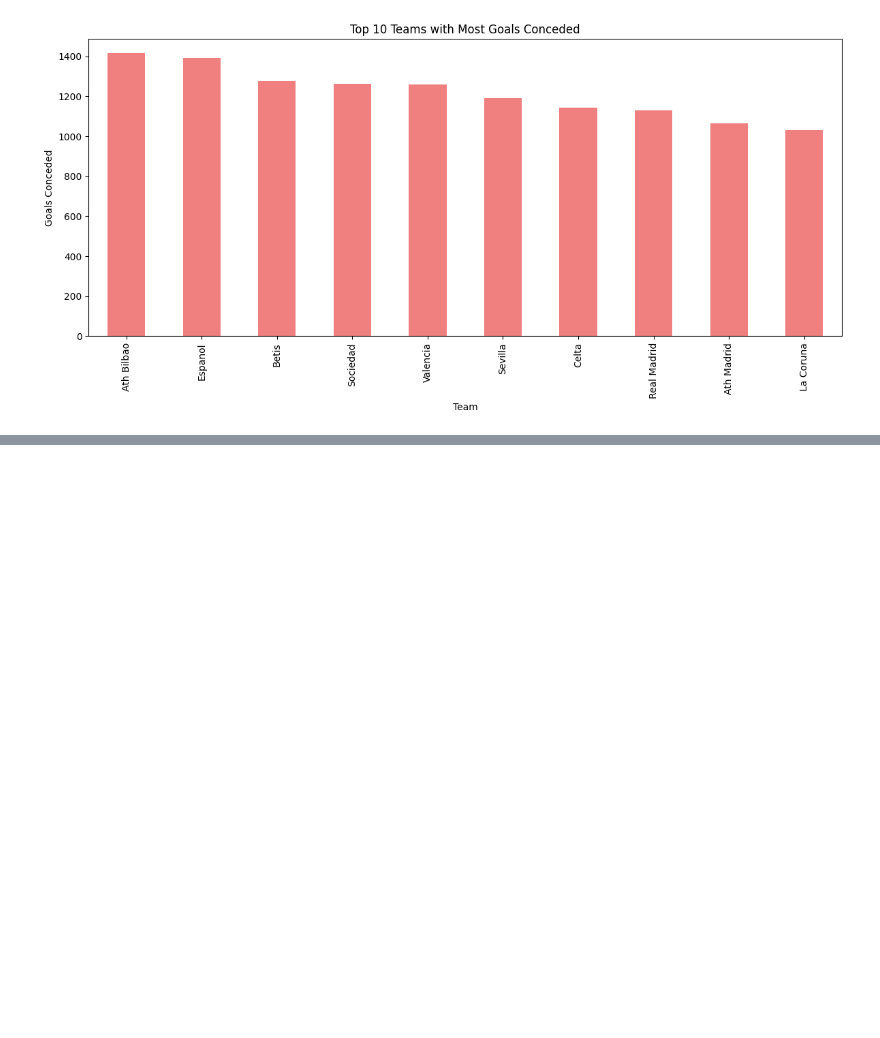
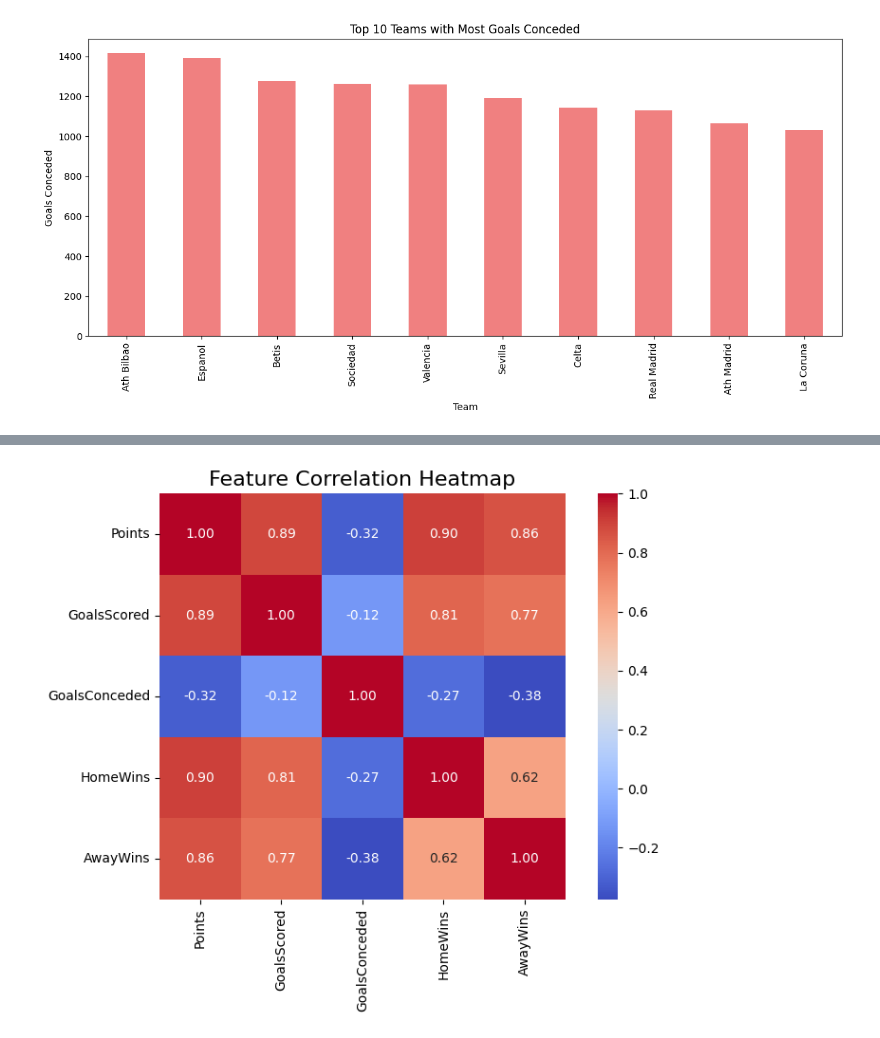
Before and after one commit to KaiH19/LaLiga-Prediction, a Jupyter notebook: src/prepare_data.ipynb, the cells around one changed output, grey strips where cells are left out. Saved outputs shown, nothing was run; the diff lists cells and outputs as text; code cells hidden in the pictures; blank space fills up the shorter version.

```diff
--- a/src/prepare_data.ipynb
+++ b/src/prepare_data.ipynb
@@ -89,0 +208,12 @@ plt.show()
+# %%
+# Compute correlations
+corr_matrix = team_stats_df[['Points', 'GoalsScored', 'GoalsConceded', 'HomeWins', 'AwayWins']].corr()
+
+# Plot heatmap
+plt.figure(figsize=(8, 6))
+sns.heatmap(corr_matrix, annot=True, cmap='coolwarm', fmt=".2f", square=True)
+plt.title('Feature Correlation Heatmap', fontsize=16)
+plt.tight_layout()
+plt.show()
+# %% [output]
+[figure, added]
```
Also changed, not shown: parts of 3 cells of this notebook.
